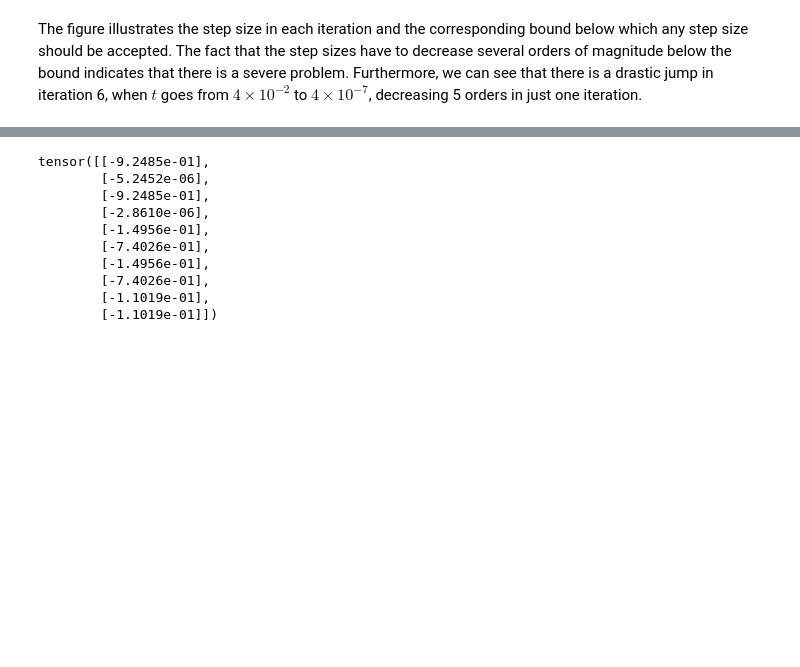
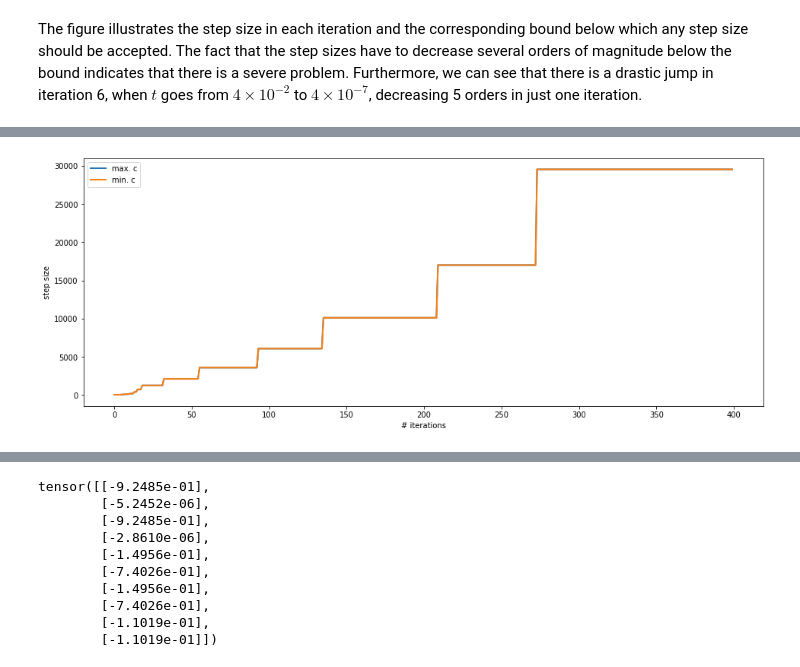
Before and after one commit to tarod13/Stochastic_Games, a Jupyter notebook: stochastic_games_herkovitz_v2.ipynb, the cells around one changed output, grey strips where cells are left out. Drawn from its saved outputs; the diff is of its cells as text; code cells hidden in the pictures; blank space fills up the shorter version.

```diff
--- a/stochastic_games_herkovitz_v2.ipynb
+++ b/stochastic_games_herkovitz_v2.ipynb
@@ -1463,0 +1491,11 @@ The figure illustrates the step size in each iteration and the corresponding bou
+# %%
+fig, ax = plt.subplots(figsize=(16,6))
+plt.plot(c_max, label='max. c', linewidth=2.0)
+plt.plot(c_min, label='min. c', linewidth=2.0)
+plt.legend()
+plt.xlabel('# iterations')
+plt.ylabel('step size')
+plt.show()
+plt.close()
+# %% [output]
+[figure, added]
```
Also changed, not shown: parts of 36 cells of this notebook.
